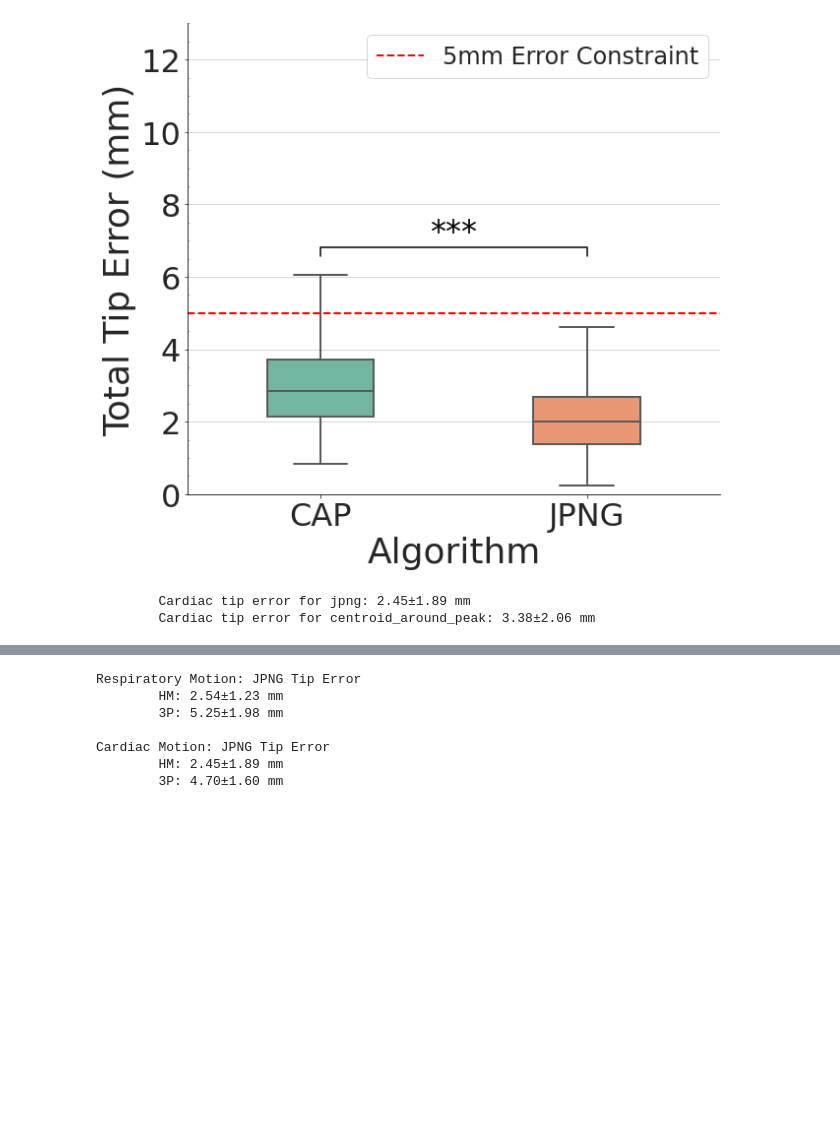
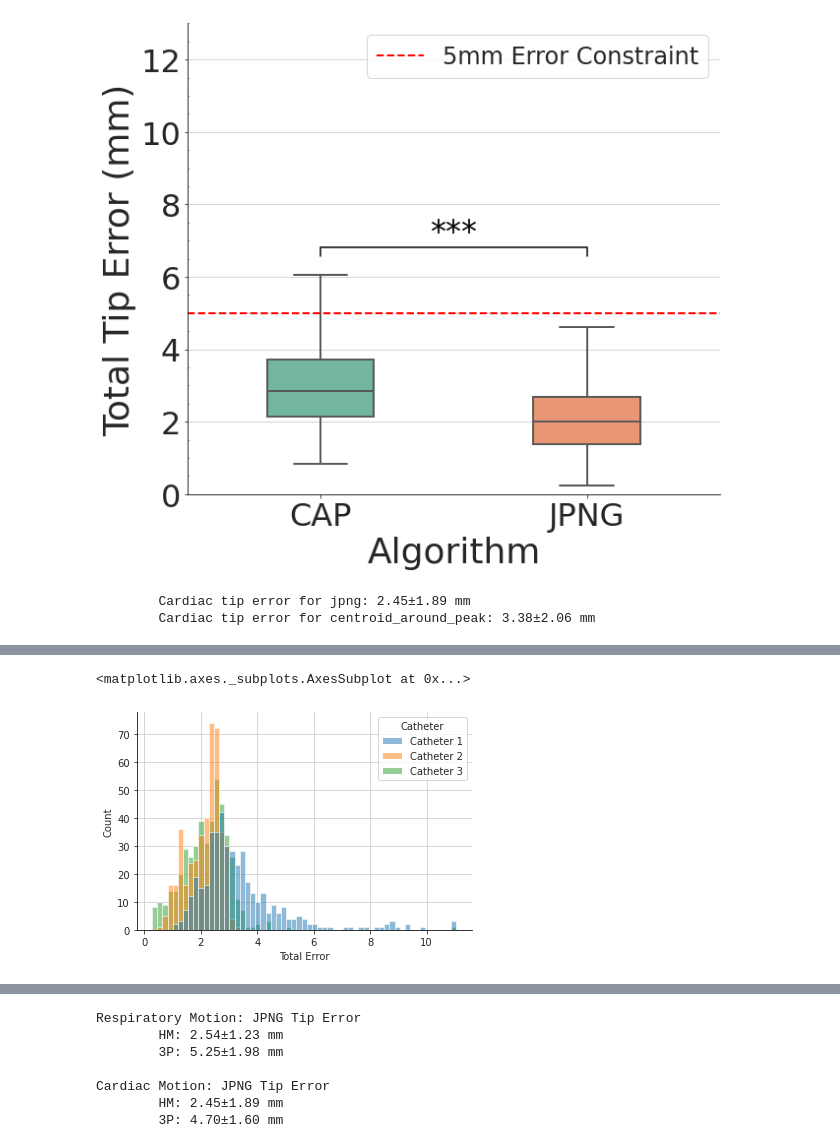
Before and after one commit to WrightGroupSRI/mr-tracking-analysis, a Jupyter notebook: Dynamic_Tracking/dynamic_tracking_analysis.ipynb, the cells around one changed output, grey strips where cells are left out. Cells and saved outputs as stored; diff of their text form; code cells hidden in the pictures; blank space fills up the shorter version.

```diff
--- a/Dynamic_Tracking/dynamic_tracking_analysis.ipynb
+++ b/Dynamic_Tracking/dynamic_tracking_analysis.ipynb
@@ -794,0 +851,5 @@ Cardiac Motion Profile: HM Tip Error by Algorithm
+# %%
+sns.histplot(hm_plot_df_resp[hm_plot_df_resp.Algorithm==jpng],x='Total Error', hue='Catheter')
+# %% [output]
+<matplotlib.axes._subplots.AxesSubplot at 0x...>
+[figure, added]
```
Also changed, not shown: parts of 8 cells of this notebook, 1 other file.
